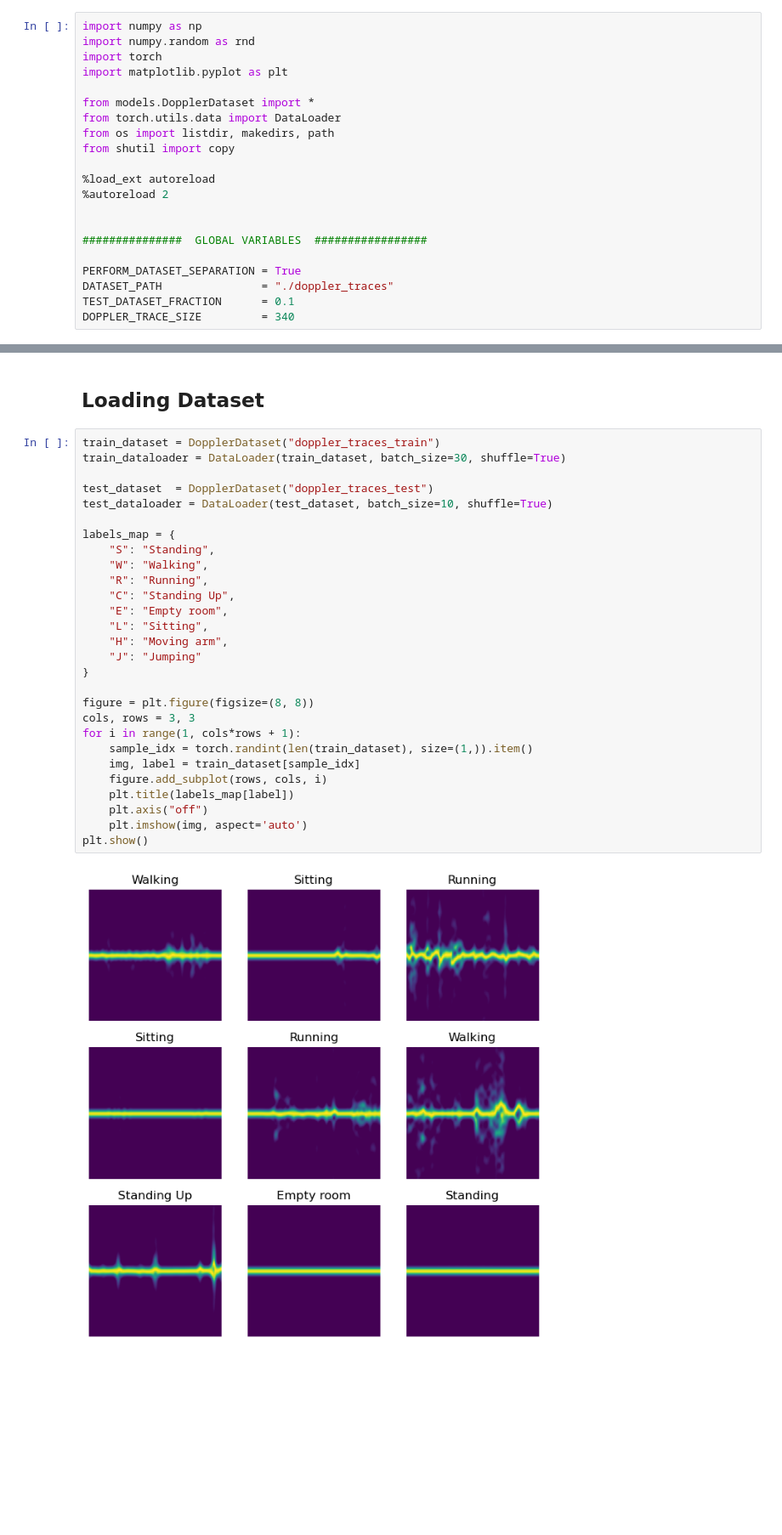
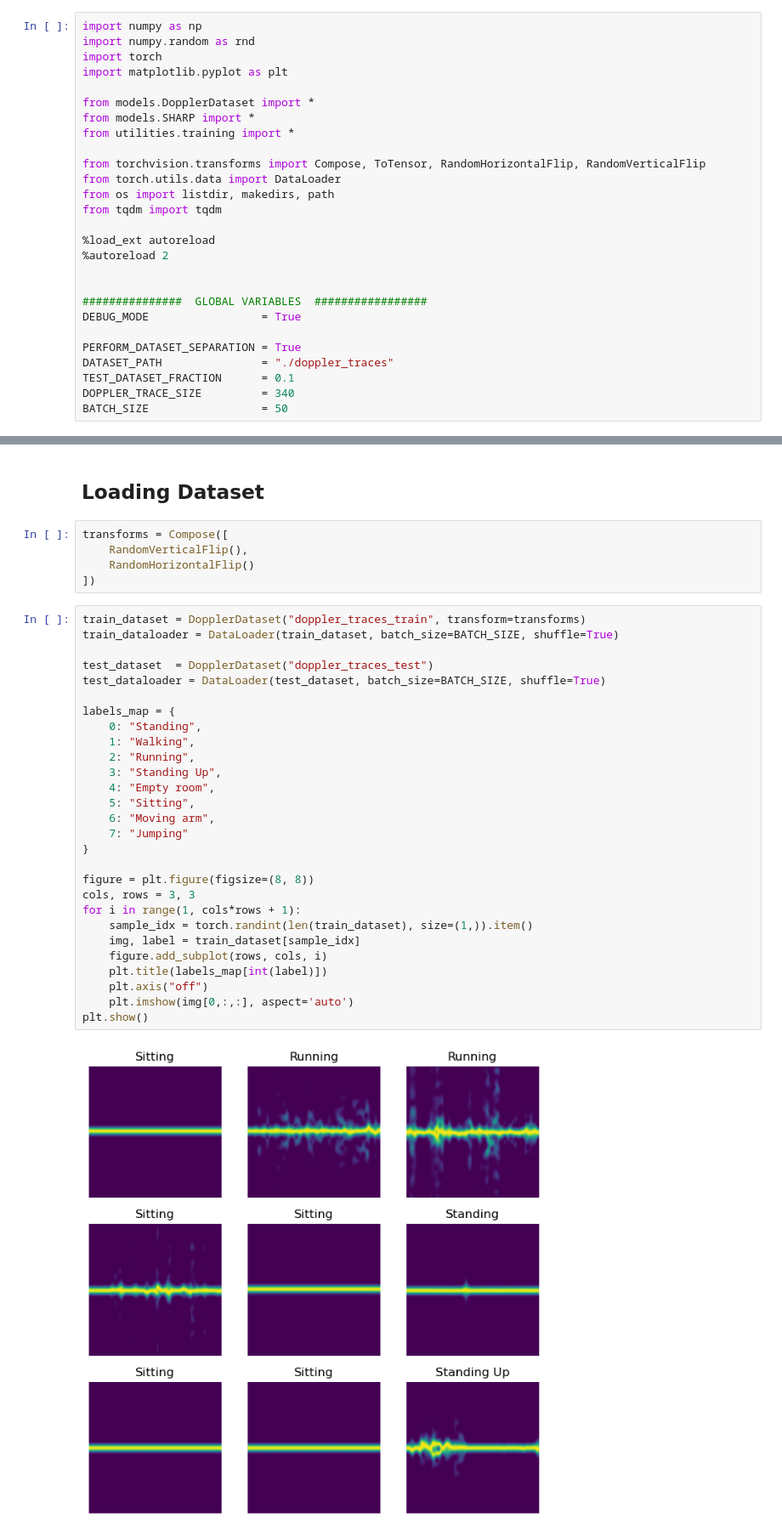
Before and after one commit to RaffaeleSabatini/Human-Activity-Recognition-using-Wifi, a Jupyter notebook: main.ipynb, the cells around one changed output, grey strips where cells are left out. Shown at 85% size. Drawn from its saved outputs; the diff is of its cells as text; blank space fills up the shorter version.

```diff
--- a/main.ipynb
+++ b/main.ipynb
@@ -7,20 +7,26 @@ import torch
 import matplotlib.pyplot as plt
 
 from models.DopplerDataset import *
+from models.SHARP import *
+from utilities.training import *
+
+from torchvision.transforms import Compose, ToTensor, RandomHorizontalFlip, RandomVerticalFlip
 from torch.utils.data import DataLoader
 from os import listdir, makedirs, path
-from shutil import copy
+from tqdm import tqdm
 
 %load_ext autoreload
 %autoreload 2
 
 
 ###############  GLOBAL VARIABLES  #################
+DEBUG_MODE                 = True
 
 PERFORM_DATASET_SEPARATION = True
 DATASET_PATH               = "./doppler_traces"
 TEST_DATASET_FRACTION      = 0.1
 DOPPLER_TRACE_SIZE         = 340
+BATCH_SIZE                 = 50
 # %% [output]
 The autoreload extension is already loaded. To reload it, use:
   %reload_ext autoreload
@@ -81,33 +87,38 @@ Proceding to create training dataset with 360 traces and test dataset with 40 tr
 Train and test datasets created successfully!
 # %% [markdown]
 ## Loading Dataset
+# %%
+transforms = Compose([
+    RandomVerticalFlip(),
+    RandomHorizontalFlip()
+])
 # %%
-train_dataset = DopplerDataset("doppler_traces_train")
-train_dataloader = DataLoader(train_dataset, batch_size=30, shuffle=True)
+train_dataset = DopplerDataset("doppler_traces_train", transform=transforms)
+train_dataloader = DataLoader(train_dataset, batch_size=BATCH_SIZE, shuffle=True)
 
 test_dataset  = DopplerDataset("doppler_traces_test")
-test_dataloader = DataLoader(test_dataset, batch_size=10, shuffle=True)
+test_dataloader = DataLoader(test_dataset, batch_size=BATCH_SIZE, shuffle=True)
 
 labels_map = {
-    "S": "Standing",
-    "W": "Walking",
-    "R": "Running",
-    "C": "Standing Up",
-    "E": "Empty room",
-    "L": "Sitting",
-    "H": "Moving arm",
-    "J": "Jumping"
+    0: "Standing",
+    1: "Walking",
+    2: "Running",
+    3: "Standing Up",
+    4: "Empty room",
+    5: "Sitting",
+    6: "Moving arm",
+    7: "Jumping"
 }
 
 figure = plt.figure(figsize=(8, 8))
 cols, rows = 3, 3
 for i in range(1, cols*rows + 1):
     sample_idx = torch.randint(len(train_dataset), size=(1,)).item()
     img, label = train_dataset[sample_idx]
     figure.add_subplot(rows, cols, i)
-    plt.title(labels_map[label])
+    plt.title(labels_map[int(label)])
     plt.axis("off")
-    plt.imshow(img, aspect='auto')
+    plt.imshow(img[0,:,:], aspect='auto')
 plt.show()
 # %% [output]
-[figure, old version]
+[figure, new version]
```
Also changed, not shown: parts of 3 cells of this notebook, 5 other files.
